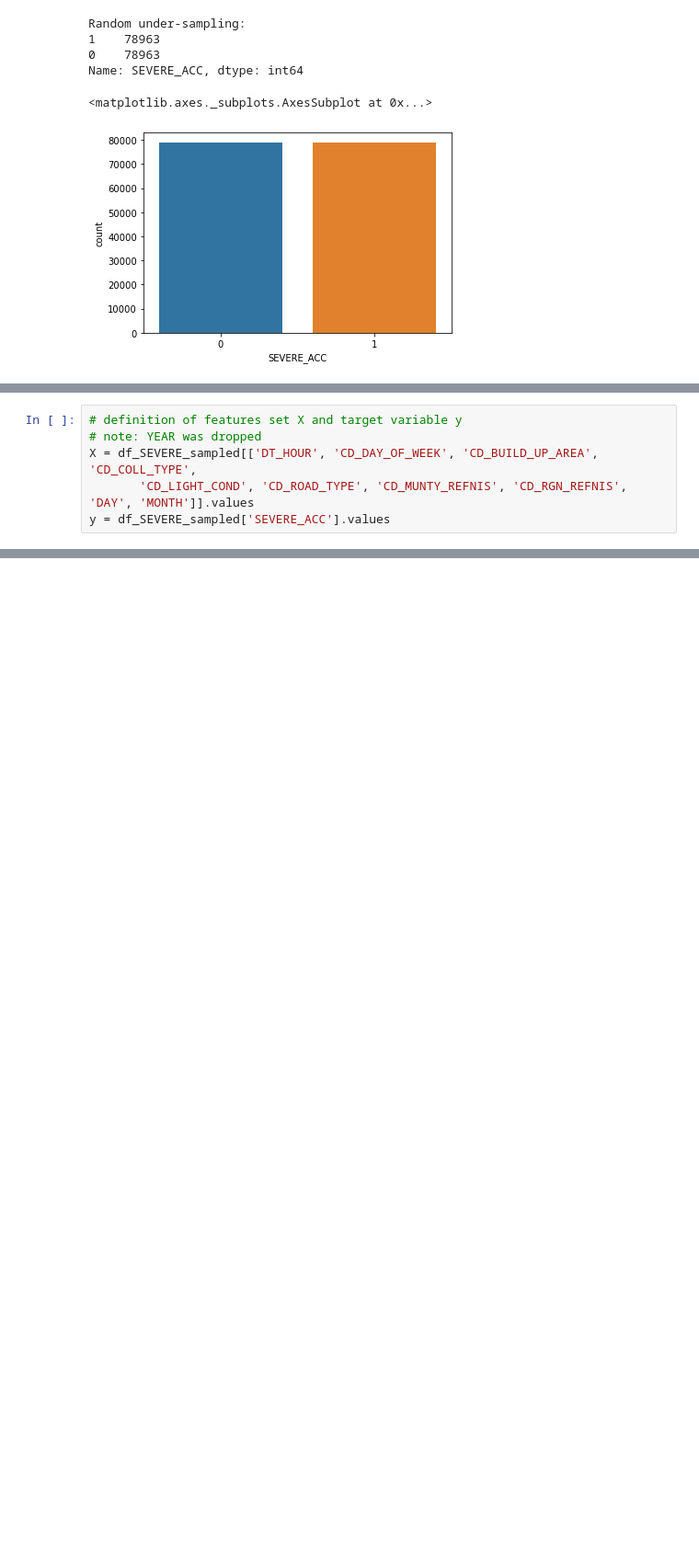
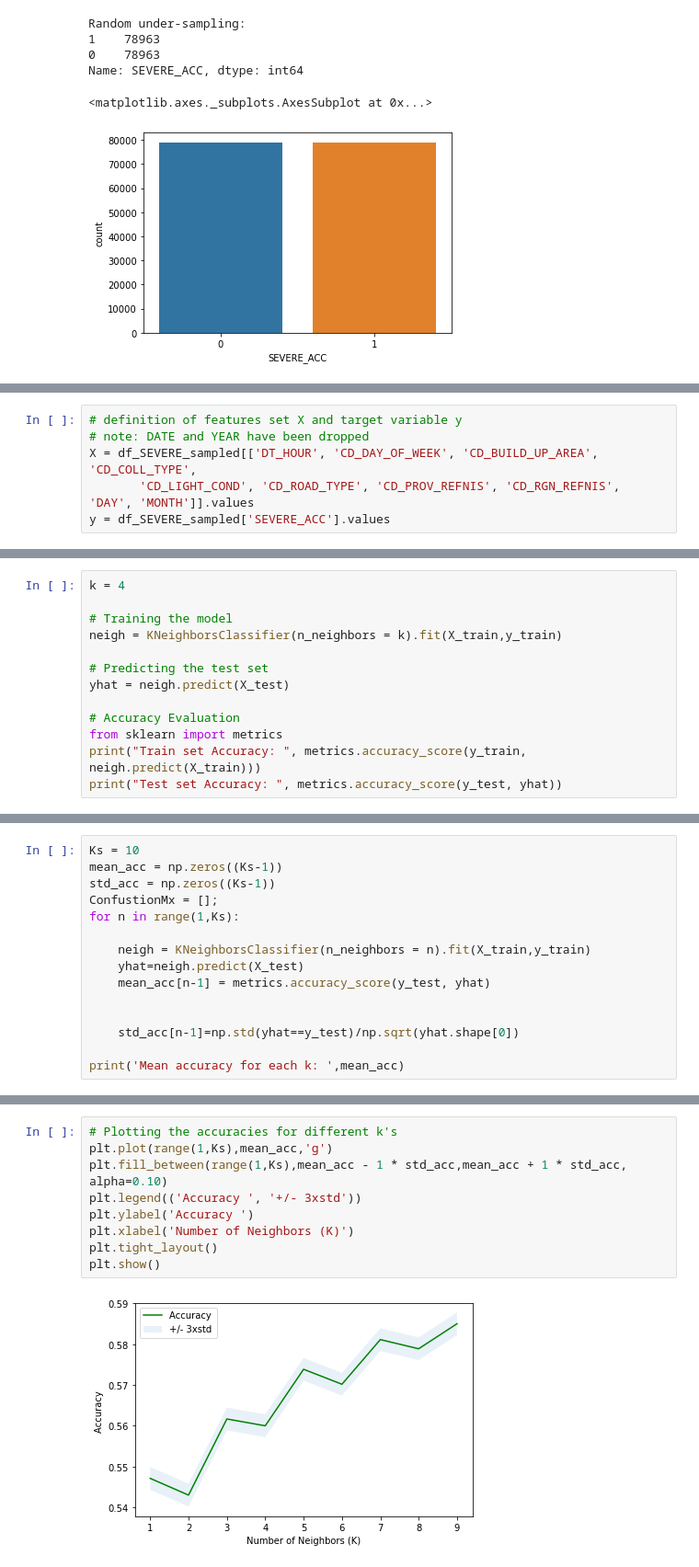
Before and after one commit to fmontoisy/Data-Science-IBM-Coursera, a Jupyter notebook: Final presentation capstone project.ipynb, the cells around one changed output, grey strips where cells are left out. Shown: that part at 92% size. Saved outputs shown, nothing was run; the diff lists cells and outputs as text; blank space fills up the shorter version.

Commit message:
Add files via upload
K-NN algorithm => accuracy = 58.5%

```diff
--- a/Final presentation capstone project.ipynb
+++ b/Final presentation capstone project.ipynb
@@ -493,9 +514,9 @@ Index(['DATE', 'DT_HOUR', 'CD_DAY_OF_WEEK', 'CD_BUILD_UP_AREA', 'CD_COLL_TYPE',
       dtype='object')
 # %%
 # definition of features set X and target variable y
-# note: YEAR was dropped
+# note: DATE and YEAR have been dropped
 X = df_SEVERE_sampled[['DT_HOUR', 'CD_DAY_OF_WEEK', 'CD_BUILD_UP_AREA', 'CD_COLL_TYPE',
-       'CD_LIGHT_COND', 'CD_ROAD_TYPE', 'CD_MUNTY_REFNIS', 'CD_RGN_REFNIS', 'DAY', 'MONTH']].values
+       'CD_LIGHT_COND', 'CD_ROAD_TYPE', 'CD_PROV_REFNIS', 'CD_RGN_REFNIS', 'DAY', 'MONTH']].values
 y = df_SEVERE_sampled['SEVERE_ACC'].values
 # %%
 # Normalization of data
@@ -510,0 +539,13 @@ print ('Test set:', X_test.shape,  y_test.shape)
+# %%
+k = 4
+
+# Training the model
+neigh = KNeighborsClassifier(n_neighbors = k).fit(X_train,y_train)
+
+# Predicting the test set
+yhat = neigh.predict(X_test)
+
+# Accuracy Evaluation
+from sklearn import metrics
+print("Train set Accuracy: ", metrics.accuracy_score(y_train, neigh.predict(X_train)))
+print("Test set Accuracy: ", metrics.accuracy_score(y_test, yhat))
@@ -510,0 +557,15 @@ print ('Test set:', X_test.shape,  y_test.shape)
+# %%
+Ks = 10
+mean_acc = np.zeros((Ks-1))
+std_acc = np.zeros((Ks-1))
+ConfustionMx = [];
+for n in range(1,Ks):
+
+    neigh = KNeighborsClassifier(n_neighbors = n).fit(X_train,y_train)
+    yhat=neigh.predict(X_test)
+    mean_acc[n-1] = metrics.accuracy_score(y_test, yhat)
+
+
+    std_acc[n-1]=np.std(yhat==y_test)/np.sqrt(yhat.shape[0])
+
+print('Mean accuracy for each k: ',mean_acc)
@@ -510,0 +575,11 @@ print ('Test set:', X_test.shape,  y_test.shape)
+# %%
+# Plotting the accuracies for different k's
+plt.plot(range(1,Ks),mean_acc,'g')
+plt.fill_between(range(1,Ks),mean_acc - 1 * std_acc,mean_acc + 1 * std_acc, alpha=0.10)
+plt.legend(('Accuracy ', '+/- 3xstd'))
+plt.ylabel('Accuracy ')
+plt.xlabel('Number of Neighbors (K)')
+plt.tight_layout()
+plt.show()
+# %% [output]
+[figure, added]
```
Also changed, not shown: parts of 22 cells of this notebook.
